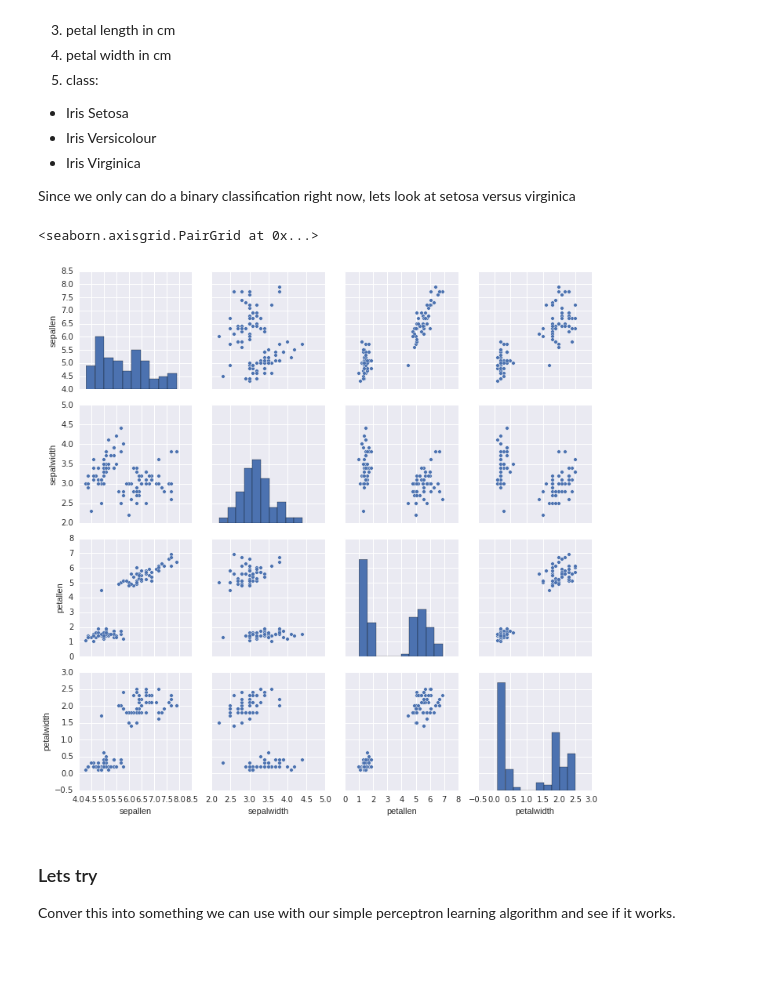
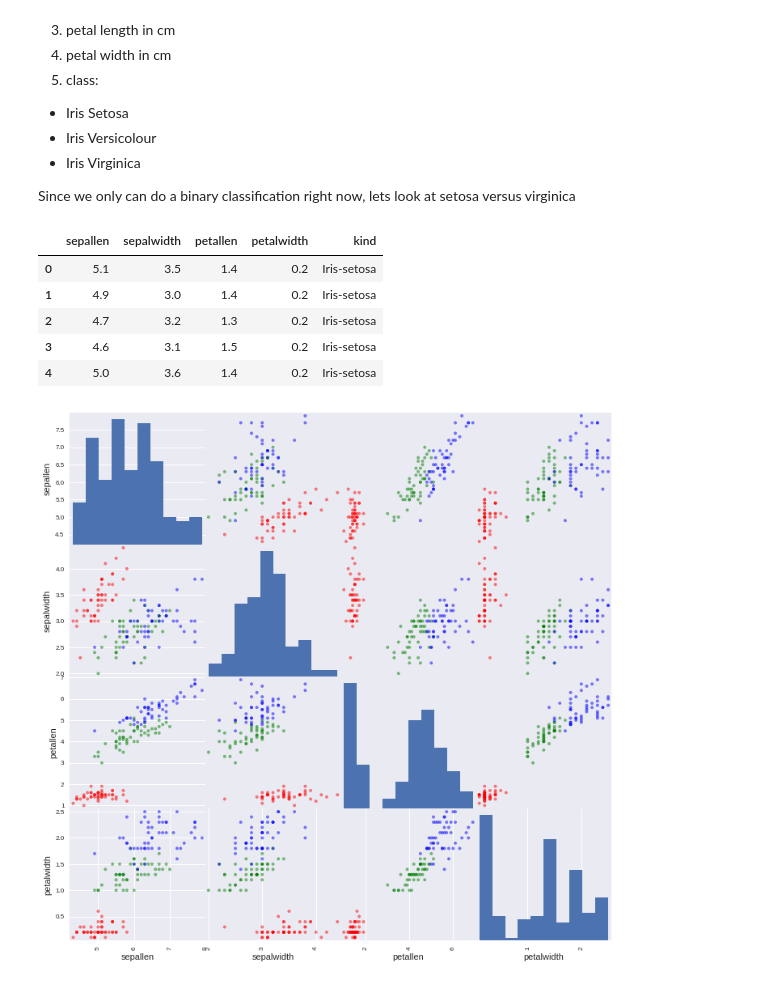
Before and after one commit to bnmnetp/DS420, a Jupyter notebook: Notebooks/Perceptron.ipynb, the cells around one changed output. Cells and saved outputs as stored; diff of their text form; code cells hidden in the pictures; blank space fills up the shorter version.

Commit message:
update to better perceptron implementation

```diff
--- a/Notebooks/Perceptron.ipynb
+++ b/Notebooks/Perceptron.ipynb
@@ -108,15 +175,22 @@ Attribute Information:
 
 Since we only can do a binary classification right now, lets look at setosa versus virginica
 # %%
-df = pd.read_csv('../Data/iris.csv',header=None)
-df.columns = ['sepallen','sepalwidth','petallen','petalwidth','kind']
+iris = pd.read_csv('/home/faculty/millbr02/pub/iris.csv',header=None)
+iris.columns = ['sepallen','sepalwidth','petallen','petalwidth','kind']
+iris.head()
+# %% [output]
+|  | sepallen | sepalwidth | petallen | petalwidth | kind |
+| 0 | 5.1 | 3.5 | 1.4 | 0.2 | Iris-setosa |
+| 1 | 4.9 | 3.0 | 1.4 | 0.2 | Iris-setosa |
+| 2 | 4.7 | 3.2 | 1.3 | 0.2 | Iris-setosa |
+| 3 | 4.6 | 3.1 | 1.5 | 0.2 | Iris-setosa |
+| 4 | 5.0 | 3.6 | 1.4 | 0.2 | Iris-setosa |
 # %%
-c = df[(df.kind == 'Iris-setosa') | (df.kind == 'Iris-virginica')]
-sbn.pairplot(c[['sepallen','sepalwidth','petallen','petalwidth']])
+#c = df[(df.kind == 'Iris-setosa') | (df.kind == 'Iris-virginica')]
+#sbn.pairplot(c[['sepallen','sepalwidth','petallen','petalwidth']])
+from pandas.tools.plotting import scatter_matrix
+colors = {'Iris-setosa': 'red', 'Iris-versicolor': 'green', 'Iris-virginica': 'blue'}
+scatter_matrix(iris, figsize=(12,12),c=iris.kind.map(lambda x: colors[x]))
+plt.show()
 # %% [output]
-<seaborn.axisgrid.PairGrid at 0x...>
-[figure, old version]
+[figure, new version]
-# %% [markdown]
-### Lets try
-
-Conver this into something we can use with our simple perceptron learning algorithm and see if it works.
```
Also changed, not shown: parts of 19 cells of this notebook.
